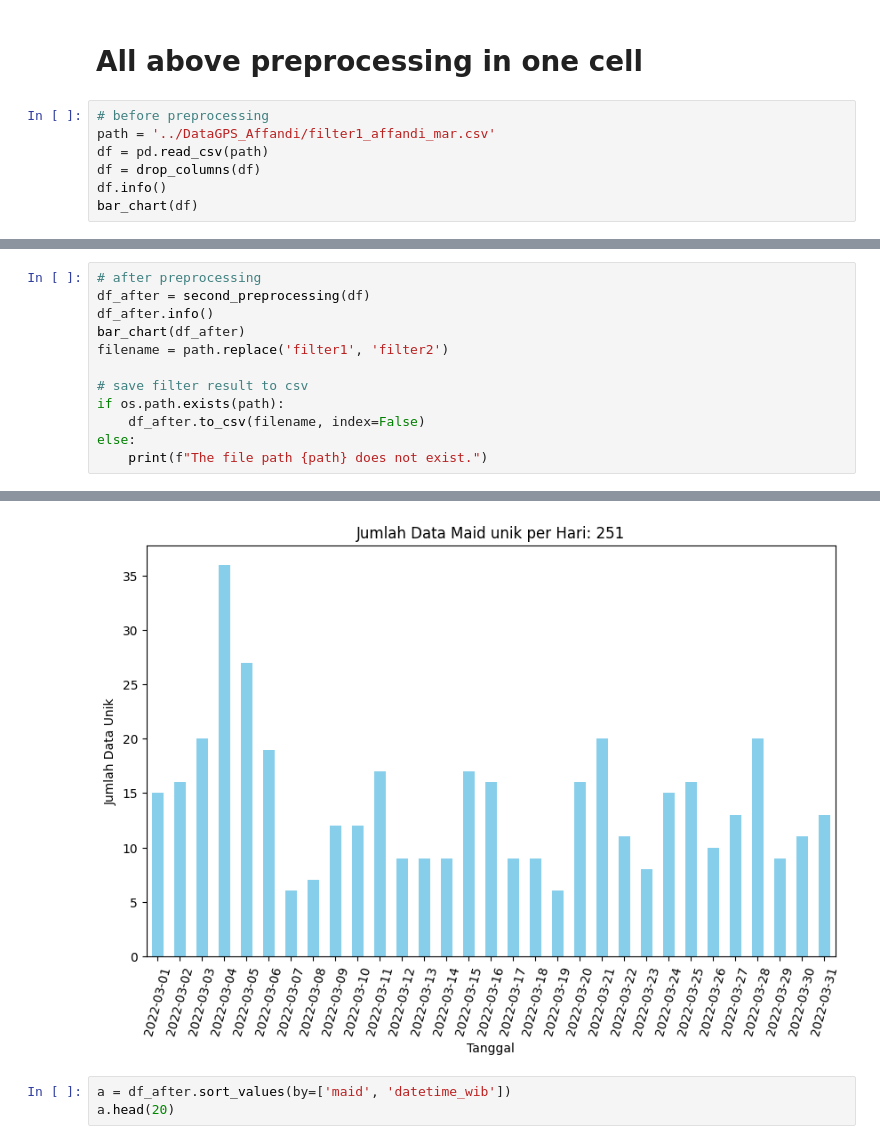
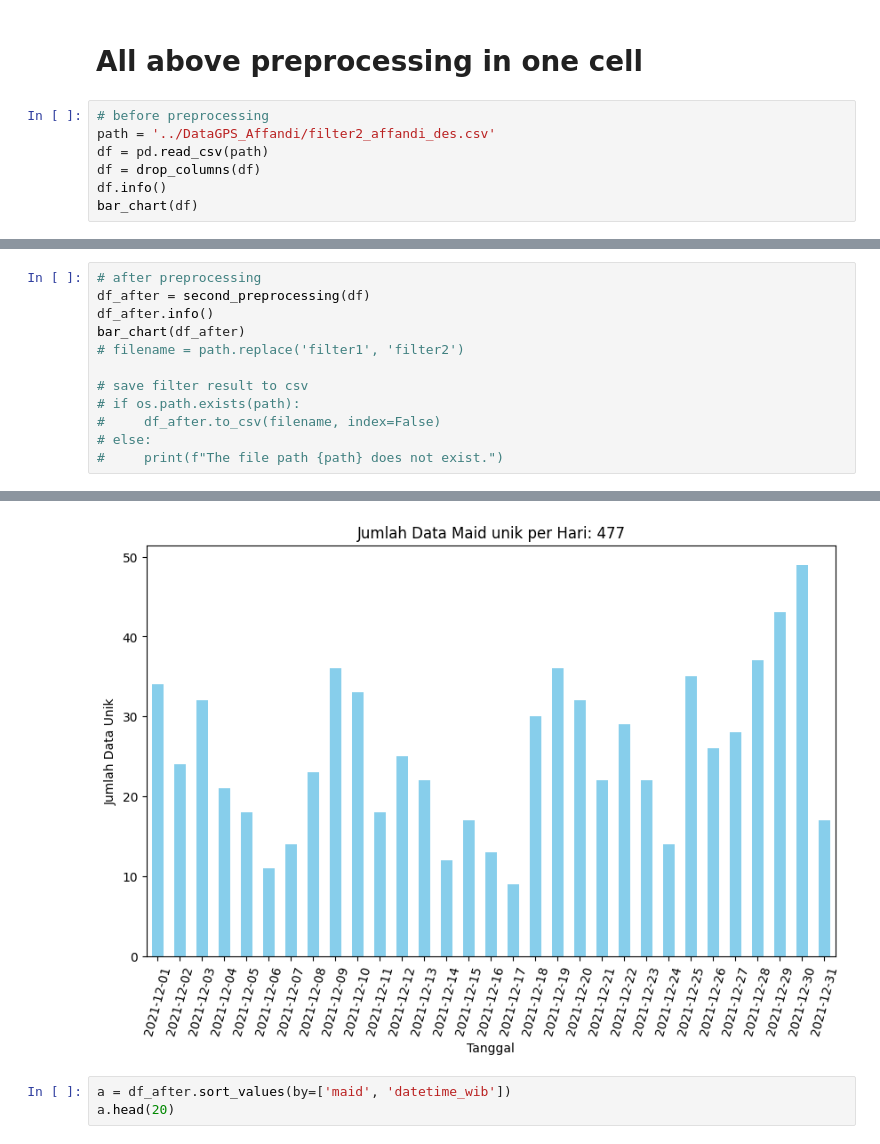
Before and after one commit to rizkyintan/traffic_analysis, a Jupyter notebook: 0.2 Preprocessing Null, Duplicate, and Occurence.ipynb, the cells around one changed output, grey strips where cells are left out. Saved outputs shown, nothing was run; the diff lists cells and outputs as text.

```diff
--- a/0.2 Preprocessing Null, Duplicate, and Occurence.ipynb
+++ b/0.2 Preprocessing Null, Duplicate, and Occurence.ipynb
@@ -233,7 +236,7 @@ bar_chart(df3)
 # All above preprocessing in one cell
 # %%
 # before preprocessing
-path = '../DataGPS_Affandi/filter1_affandi_mar.csv'
+path = '../DataGPS_Affandi/filter2_affandi_des.csv'
 df = pd.read_csv(path)
 df = drop_columns(df)
 df.info()
@@ -261,11 +264,11 @@ memory usage: 849.3+ KB
 df_after = second_preprocessing(df)
 df_after.info()
 bar_chart(df_after)
-filename = path.replace('filter1', 'filter2')
+# filename = path.replace('filter1', 'filter2')
 
 # save filter result to csv
-if os.path.exists(path):
-    df_after.to_csv(filename, index=False)
-else:
-    print(f"The file path {path} does not exist.")
+# if os.path.exists(path):
+#     df_after.to_csv(filename, index=False)
+# else:
+#     print(f"The file path {path} does not exist.")
 # %% [output]
@@ -289,4 +292,4 @@ memory usage: 153.1+ KB
-[figure, old version]
+[figure, new version]
 # %%
 a = df_after.sort_values(by=['maid', 'datetime_wib'])
 a.head(20)
```
Also changed, not shown: parts of 3 cells of this notebook, 24 other files.
